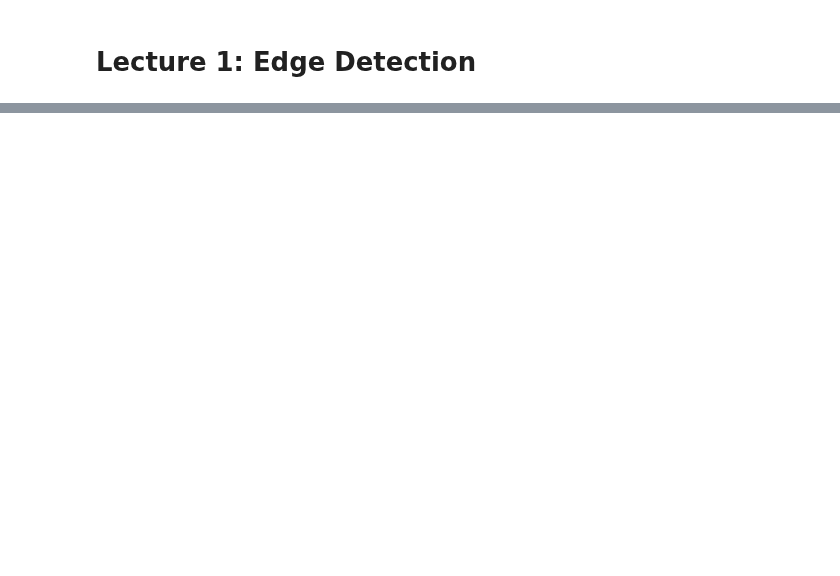
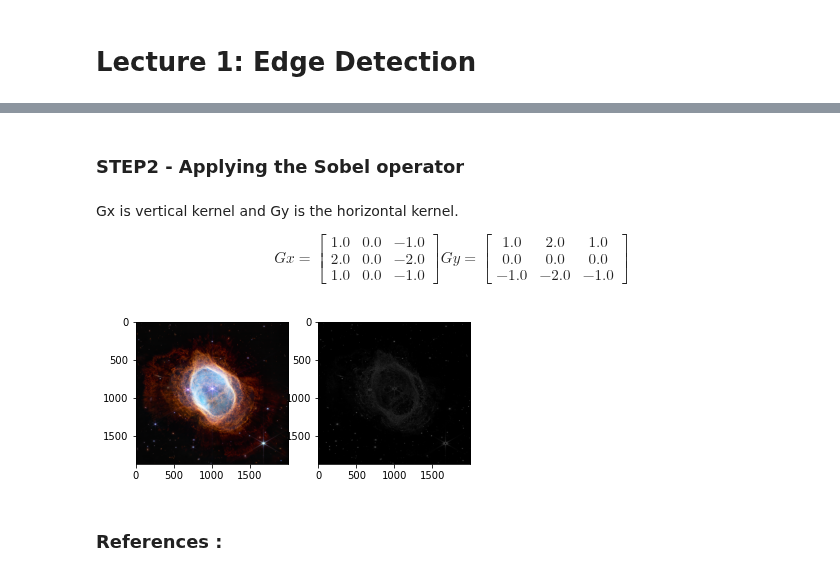
Before and after one commit to DL4CV-NPTEL/Deep-Learning-For-Computer-Vision, a Jupyter notebook: notebooks/Week_2/Week_2_Lecture_1.ipynb, the cells around one changed output, grey strips where cells are left out. Drawn from its saved outputs; the diff is of its cells as text; code cells hidden in the pictures; blank space fills up the shorter version.

Commit message:
added code for sobel and canny edge filter

```diff
--- a/notebooks/Week_2/Week_2_Lecture_1.ipynb
+++ b/notebooks/Week_2/Week_2_Lecture_1.ipynb
@@ -28,0 +89,38 @@ IPyDisplay.HTML(
+# %% [markdown]
+### STEP2 - Applying the Sobel operator
+# %% [markdown]
+Gx is vertical kernel and Gy is the horizontal kernel.
+
+\begin{equation}
+Gx = \begin{bmatrix} 1.0 & 0.0 & -1.0 \\ 2.0 & 0.0 & -2.0 \\ 1.0 & 0.0 & -1.0 \end{bmatrix}
+Gy = \begin{bmatrix} 1.0 & 2.0 & 1.0 \\ 0.0 & 0.0 & 0.0 \\ -1.0 & -2.0 & -1.0 \end{bmatrix}
+\end{equation}
+# %%
+# Here we define the matrices associated with the Sobel filter
+Gx = np.array([[1.0, 0.0, -1.0], [2.0, 0.0, -2.0], [1.0, 0.0, -1.0]])
+Gy = np.array([[1.0, 2.0, 1.0], [0.0, 0.0, 0.0], [-1.0, -2.0, -1.0]])
+
+# shape of the input grayscale image
+rows, columns = np.shape(grayscale_image)
+# initialize the output images to zeros!
+sobel_filtered_image = np.zeros(shape=(rows, columns))
+
+# Convolution operation
+for i in range(rows - 2):
+    for j in range(columns - 2):
+        gx = np.sum(np.multiply(Gx, grayscale_image[i:i + 3, j:j + 3]))
+        gy = np.sum(np.multiply(Gy, grayscale_image[i:i + 3, j:j + 3]))
+        sobel_filtered_image[i + 1, j + 1] = np.sqrt(gx ** 2 + gy ** 2)
+
+
+# Display the original image and the Sobel filtered image
+figure2 = plt.figure(2)
+ax1, ax2 = figure2.add_subplot(121), figure2.add_subplot(122)
+ax1.imshow(input_image)
+ax2.imshow(sobel_filtered_image, cmap=plt.get_cmap('gray'))
+figure2.show()
+plt.show()
+# %% [output]
+[figure, added]
+# %% [markdown]
+### References :
```
Also changed, not shown: parts of 40 cells of this notebook.
